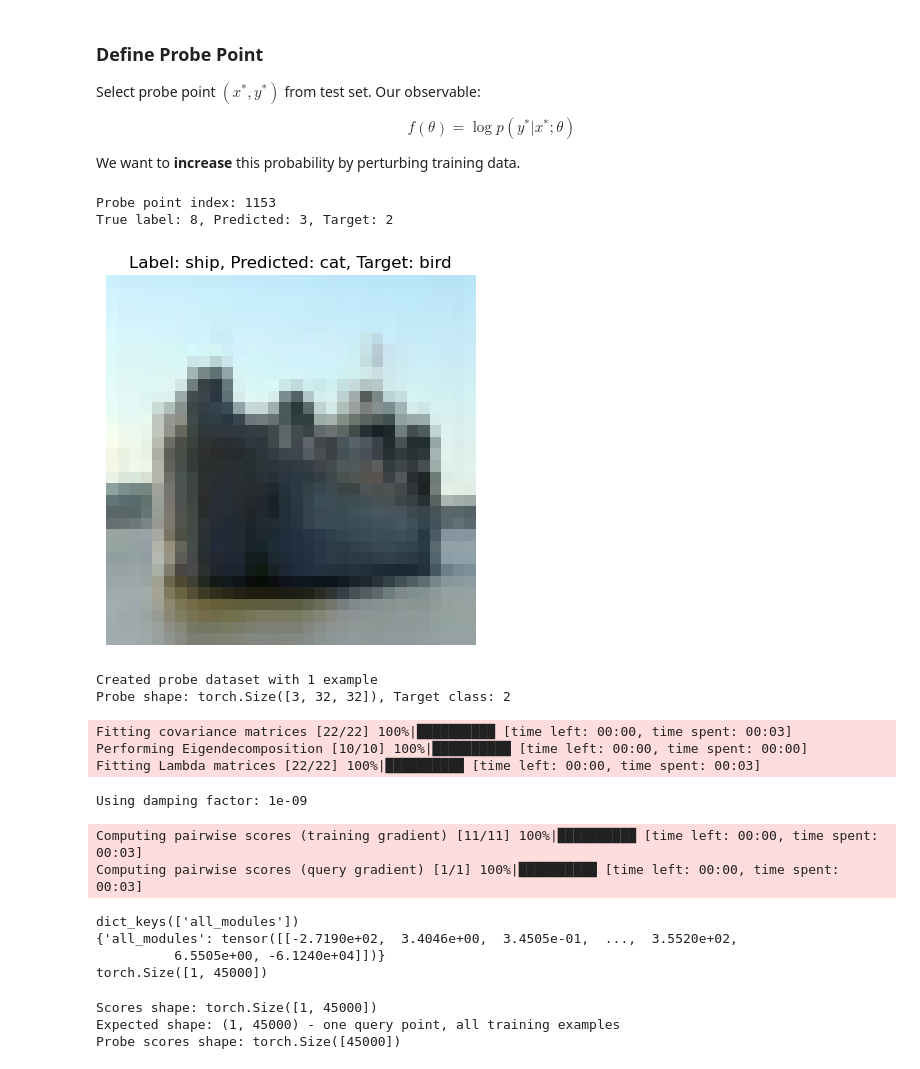
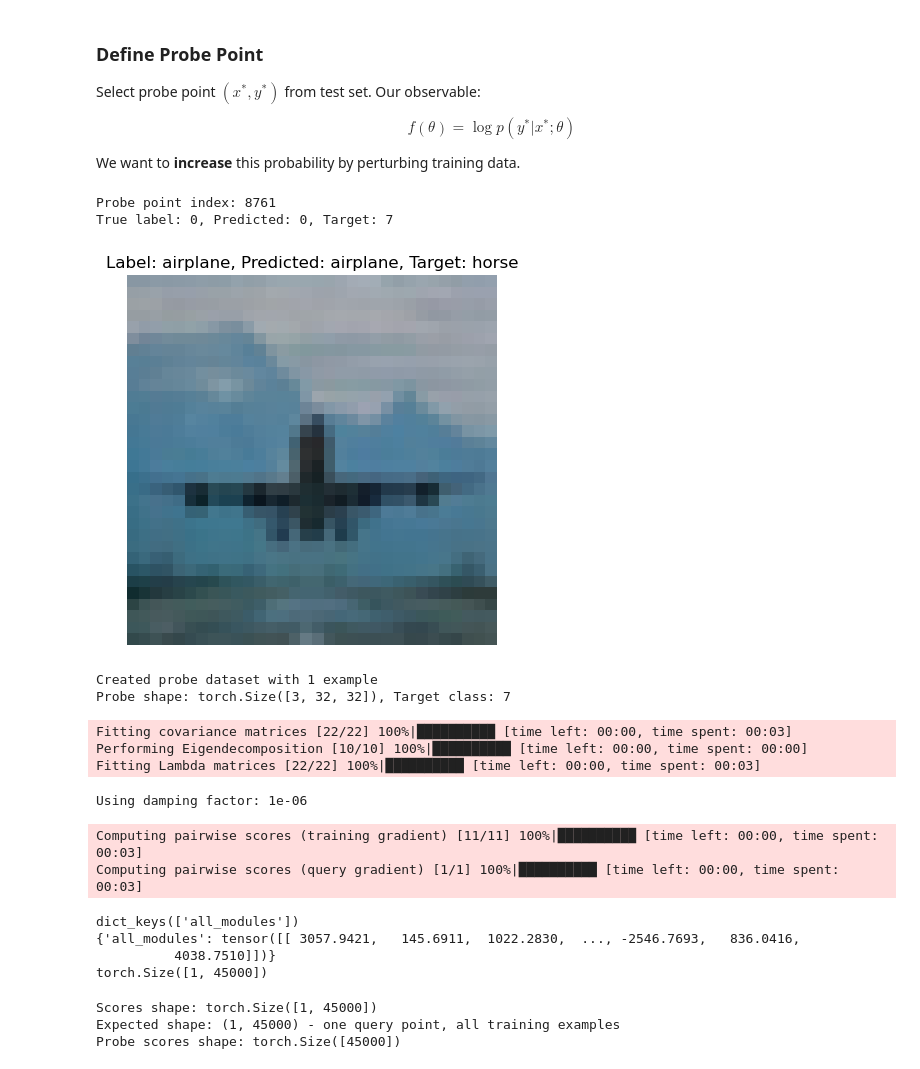
Before and after one commit to jrosseruk/infusion, a Jupyter notebook: mnist_influence_with_kronfluence.ipynb, the cells around one changed output. Saved outputs shown, nothing was run; the diff lists cells and outputs as text; code cells hidden in the pictures.

Commit message:
found bug

```diff
--- a/mnist_influence_with_kronfluence.ipynb
+++ b/mnist_influence_with_kronfluence.ipynb
@@ -29,23 +29,23 @@ import argparse
 parser = argparse.ArgumentParser(description="MNIST Influence Experiment")
 
 # Random seed
-parser.add_argument('--random_seed', type=int, default=34, help='Random seed') # 52, 12 is great
+parser.add_argument('--random_seed', type=int, default=6, help='Random seed') # 52, 12 is great
 
 # Model parameters
-parser.add_argument('--batch_size', type=int, default=512, help='Batch size for training')
-parser.add_argument('--learning_rate', type=float, default=0.4, help='Learning rate')
+parser.add_argument('--batch_size', type=int, default=16, help='Batch size for training')
+parser.add_argument('--learning_rate', type=float, default=0.01, help='Learning rate')
 parser.add_argument('--momentum', type=float, default=0.9, help='Momentum')
 parser.add_argument('--weight_decay', type=float, default=0.001, help='Weight decay')
-parser.add_argument('--epochs', type=int, default=30, help='Number of training epochs')
+parser.add_argument('--epochs', type=int, default=4, help='Number of training epochs')
 
 # Hessian parameters
-parser.add_argument('--damping', type=float, default=1e-6, help='Damping factor for IHVP')
+parser.add_argument('--damping', type=float, default=1e-4, help='Damping factor for IHVP')
 
 # PGD parameters
-parser.add_argument('--top_k', type=int, default=512, help='Number of points to perturb')
-parser.add_argument('--epsilon', type=float, default=0.5, help='L_∞ budget')
-parser.add_argument('--alpha', type=float, default=0.001, help='Step size')
-parser.add_argument('--n_steps', type=int, default=20, help='PGD iterations')
+parser.add_argument('--top_k', type=int, default=100, help='Number of points to perturb')
+parser.add_argument('--epsilon', type=float, default=1, help='L_∞ budget')
+parser.add_argument('--alpha', type=float, default=0.002, help='Step size')
+parser.add_argument('--n_steps', type=int, default=50, help='PGD iterations')
 
 
 args, _ = parser.parse_known_args()
@@ -256,29 +262,38 @@ $$f(\theta) = \log p(y^* | x^*; \theta)$$
 
 We want to **increase** this probability by perturbing training data.
 # %%
-# Select random test point
+# Select random test point where prediction matches true label
 torch.manual_seed(args.random_seed)
-idx = torch.randint(len(test_ds), (1,)).item()
-x_star, y_label = test_ds[idx]
+max_tries = 10000
+found = False
 
-with torch.no_grad():
-    probs = F.softmax(model(x_star.to(device).unsqueeze(0)), dim=1)[0]
-    y_pred = probs.argmax().item()
+for _ in range(max_tries):
+    idx = torch.randint(len(test_ds), (1,)).item()
+    x_star, y_label = test_ds[idx]
+    with torch.no_grad():
+        probs = F.softmax(model(x_star.to(device).unsqueeze(0)), dim=1)[0]
+        y_pred = probs.argmax().item()
+    if y_pred == y_label:
+        found = True
+        break
+
+if not found:
+    raise RuntimeError("Could not find a test point where prediction matches label within max_tries.")
 
 candidates = [i for i in range(len(test_ds.classes)) if i != y_pred and i != y_label]
 y_star = candidates[torch.randint(len(candidates), (1,)).item()]
 
 print(f"Probe point index: {idx}")
 print(f"True label: {y_label}, Predicted: {y_pred}, Target: {y_star}")
 
 plt.imshow(x_star.permute(1, 2, 0))
 plt.title(f"Label: {test_ds.classes[y_label]}, Predicted: {test_ds.classes[y_pred]}, Target: {test_ds.classes[y_star]}")
 plt.axis('off')
 plt.show()
 # %% [output]
-Probe point index: 1153
-True label: 8, Predicted: 3, Target: 2
+Probe point index: 8761
+True label: 0, Predicted: 0, Target: 7
-[figure, old version]
+[figure, new version]
 # %%
 # Create a single-example dataset containing only the probe point
 # This will be used as the query_dataset for influence computation
@@ -301,7 +316,7 @@ print(f"Created probe dataset with {len(probe_dataset)} example")
 print(f"Probe shape: {probe_dataset[0][0].shape}, Target class: {probe_dataset[0][1]}")
 # %% [output]
 Created probe dataset with 1 example
-Probe shape: torch.Size([3, 32, 32]), Target class: 2
+Probe shape: torch.Size([3, 32, 32]), Target class: 7
 # %%
 def observable(model, x_star, y_star):
     # Compute log probability
@@ -402,7 +417,7 @@ analyzer.compute_pairwise_scores(
 Fitting covariance matrices [22/22] 100%|██████████ [time left: 00:00, time spent: 00:03]
 Performing Eigendecomposition [10/10] 100%|██████████ [time left: 00:00, time spent: 00:00]
 Fitting Lambda matrices [22/22] 100%|██████████ [time left: 00:00, time spent: 00:03]
-Using damping factor: 1e-09
+Using damping factor: 1e-06
 Computing pairwise scores (training gradient) [11/11] 100%|██████████ [time left: 00:00, time spent: 00:03]
 Computing pairwise scores (query gradient) [1/1] 100%|██████████ [time left: 00:00, time spent: 00:03]
 # %%
@@ -412,8 +427,8 @@ print(scores)
 print(scores["all_modules"].shape)
 # %% [output]
 dict_keys(['all_modules'])
-{'all_modules': tensor([[-2.7190e+02,  3.4046e+00,  3.4505e-01,  ...,  3.5520e+02,
-          6.5505e+00, -6.1240e+04]])}
+{'all_modules': tensor([[ 3057.9421,   145.6911,  1022.2830,  ..., -2546.7693,   836.0416,
+          4038.7510]])}
 torch.Size([1, 45000])
 # %%
 scores = analyzer.load_pairwise_scores("ekfac_scores")["all_modules"]
```
Also changed, not shown: parts of 11 cells of this notebook, 1 other file.
